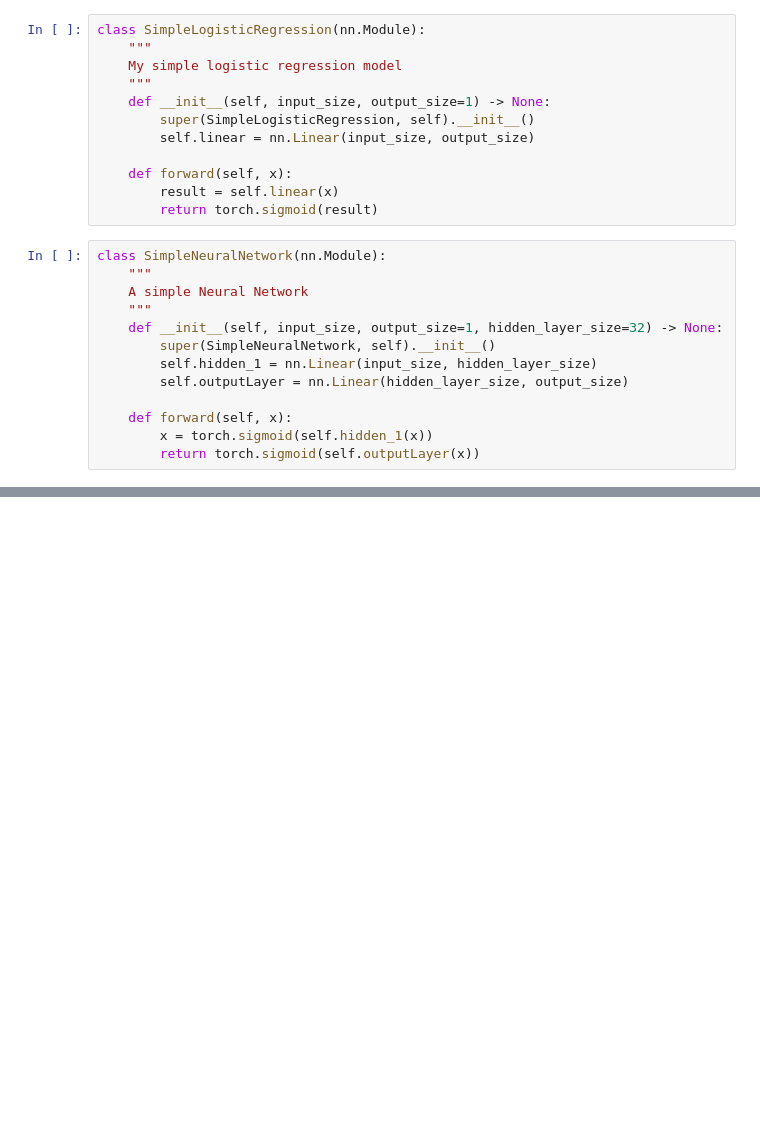
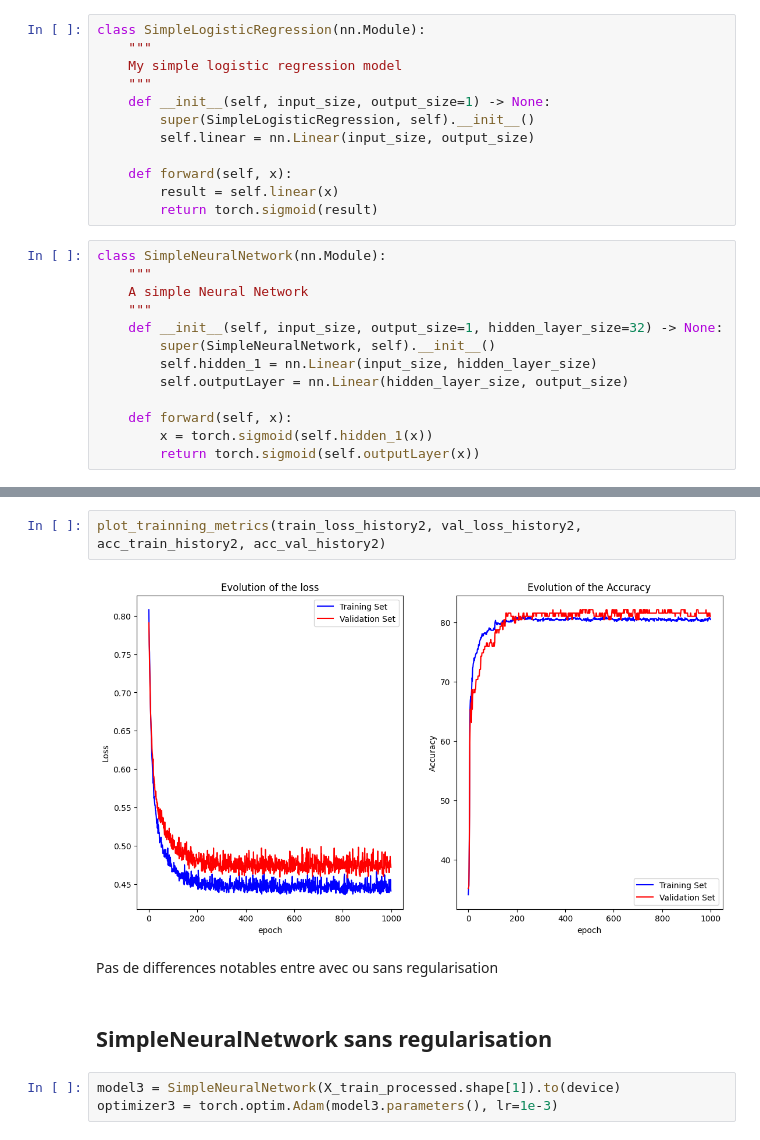
Before and after one commit to mbocquel/kaggle_titanic, a Jupyter notebook: titanic-survival.ipynb, the cells around one changed output, grey strips where cells are left out. Cells and saved outputs as stored; diff of their text form; blank space fills up the shorter version.

```diff
--- a/titanic-survival.ipynb
+++ b/titanic-survival.ipynb
@@ -404,0 +656,11 @@ class SimpleNeuralNetwork(nn.Module):
+# %%
+plot_trainning_metrics(train_loss_history2, val_loss_history2, acc_train_history2, acc_val_history2)
+# %% [output]
+[figure, added]
+# %% [markdown]
+Pas de differences notables entre avec ou sans regularisation
+# %% [markdown]
+## SimpleNeuralNetwork sans regularisation
+# %%
+model3 = SimpleNeuralNetwork(X_train_processed.shape[1]).to(device)
+optimizer3 = torch.optim.Adam(model3.parameters(), lr=1e-3)
```
Also changed, not shown: parts of 73 cells of this notebook, 2 other files.
